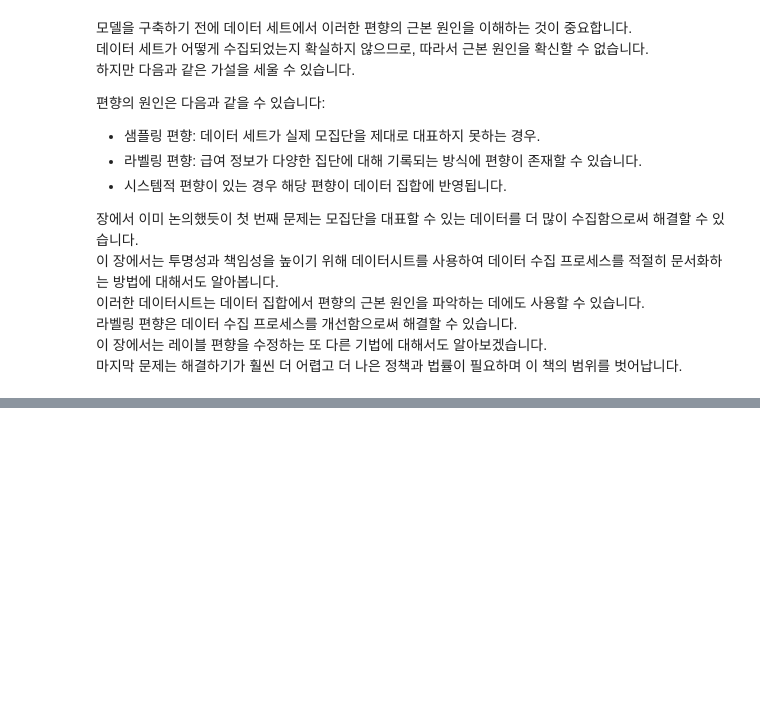
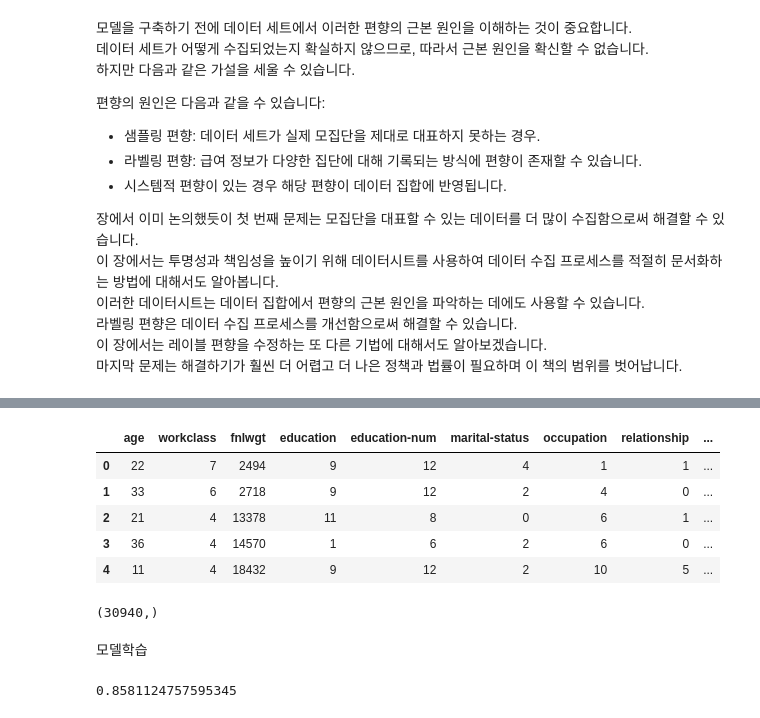
Before and after one commit to sguys99/self-study, a Jupyter notebook: xai/xai_book/ch08/ch08.ipynb, the cells around one changed output, grey strips where cells are left out. Cells and saved outputs as stored; diff of their text form; code cells hidden in the pictures; blank space fills up the shorter version.

```diff
--- a/xai/xai_book/ch08/ch08.ipynb
+++ b/xai/xai_book/ch08/ch08.ipynb
@@ -281,0 +355,14 @@ ax.set_ylabel('% of Race Population');
+# %%
+df_X.head()
+# %% [output]
+|  | age | workclass | fnlwgt | education | education-num | marital-status | occupation | relationship | ... |
+| 0 | 22 | 7 | 2494 | 9 | 12 | 4 | 1 | 1 | ... |
+| 1 | 33 | 6 | 2718 | 9 | 12 | 2 | 4 | 0 | ... |
+| 2 | 21 | 4 | 13378 | 11 | 8 | 0 | 6 | 1 | ... |
+| 3 | 36 | 4 | 14570 | 1 | 6 | 2 | 6 | 0 | ... |
+| 4 | 11 | 4 | 18432 | 9 | 12 | 2 | 10 | 5 | ... |
+# %%
+df_y['salary'] = df_y['salary'].apply(lambda x: 0 if x == '<=50K' else 1)
+df_y.values.reshape(len(df_y), ).shape
+# %% [output]
+(30940,)
@@ -281,0 +381,2 @@ ax.set_ylabel('% of Race Population');
+# %% [markdown]
+모델학습
@@ -281,0 +394,7 @@ ax.set_ylabel('% of Race Population');
+# %%
+adult_model = create_random_forest_model(10, max_depth=20)
+adult_model.fit(X_train, y_train)
+acc = adult_model.score(X_test, y_test)
+print(acc)
+# %% [output]
+0.8581124757595345
```
Also changed, not shown: parts of 42 cells of this notebook, 1 other file.
